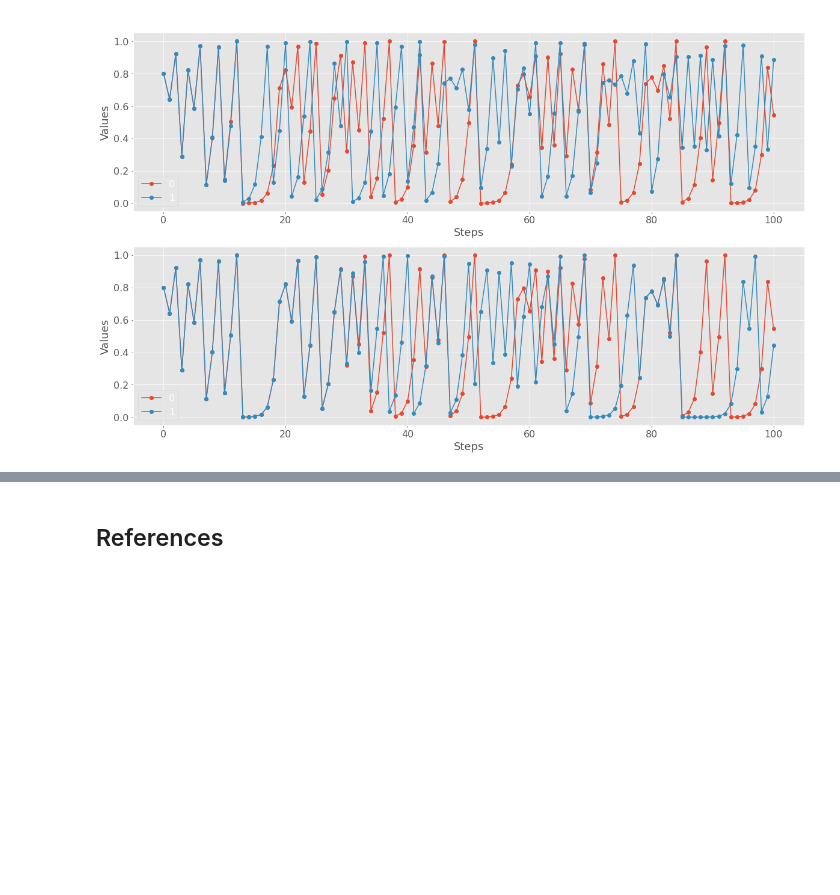
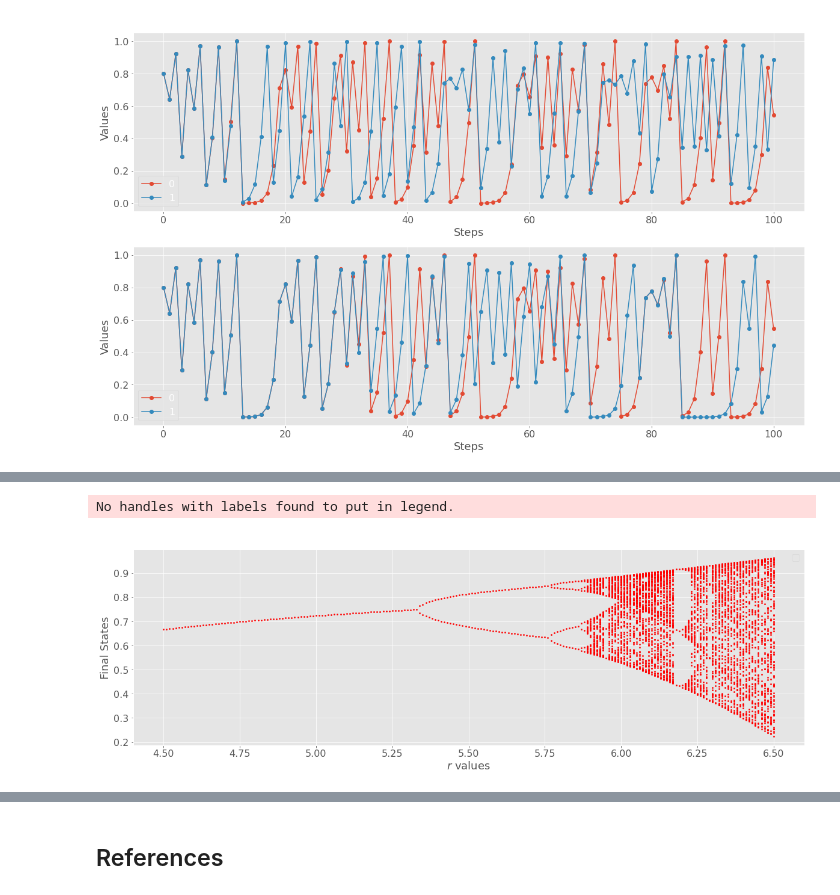
Before and after one commit to rocabrera/caos-fractals, a Jupyter notebook: caos_introduction.ipynb, the cells around one changed output, grey strips where cells are left out. Saved outputs shown, nothing was run; the diff lists cells and outputs as text; code cells hidden in the pictures; blank space fills up the shorter version.

```diff
--- a/caos_introduction.ipynb
+++ b/caos_introduction.ipynb
@@ -228,0 +265,16 @@ plt.show()
+# %%
+def cubic(r, x):
+    return r*(x**2)*(1-x)
+
+def sinu(r, x):
+    return r*np.sin(np.pi*x/2)
+# %%
+fig = plt.figure(figsize = (20,6))
+
+labels = ("Bifurcation Diagram - cubic", r"$r$ values", "Final States")
+_, _ = plot.plot_bifurcation_diagram(cubic, 0.4, 5000, 0.01, 3, (4.5, 6.5), labels)
+
+plt.show()
+# %% [output]
+No handles with labels found to put in legend.
+[figure, added]
```
Also changed, not shown: parts of 15 cells of this notebook, 2 other files.
